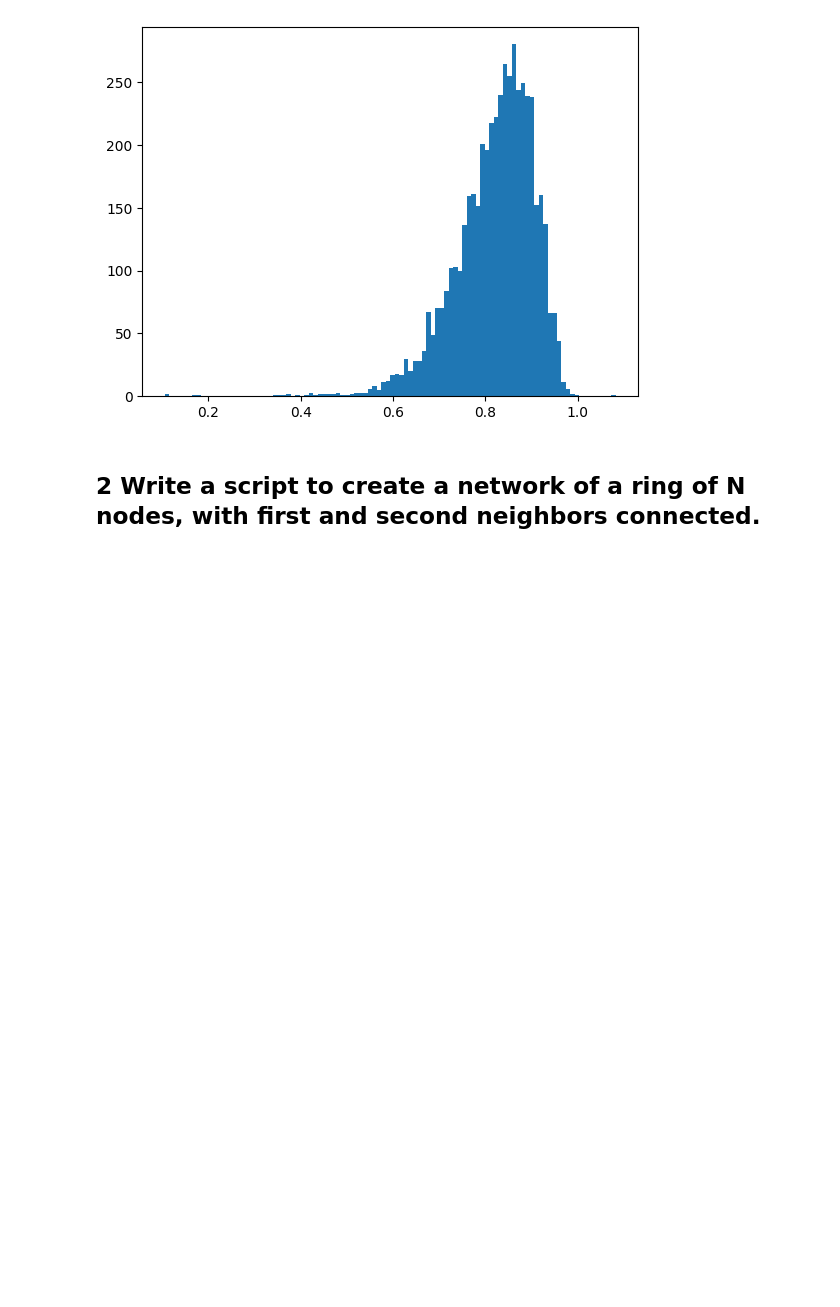
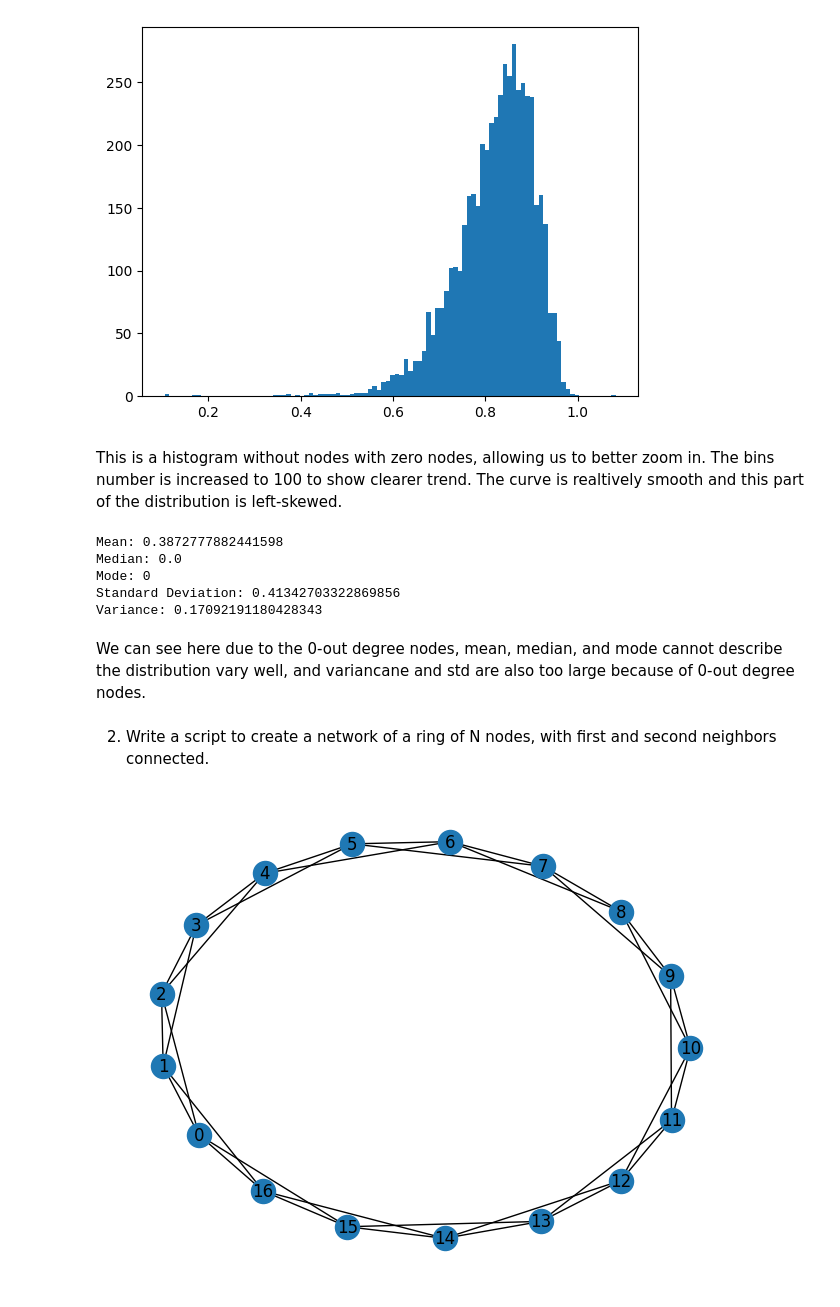
Before and after one commit to huberyhub/complex_networks, a Jupyter notebook: hubery_python_lab.ipynb, the cells around one changed output. Drawn from its saved outputs; the diff is of its cells as text; code cells hidden in the pictures; blank space fills up the shorter version.

```diff
--- a/hubery_python_lab.ipynb
+++ b/hubery_python_lab.ipynb
@@ -55,5 +60,56 @@ _ = plt.hist(out_degree_weights.values(), bins=50)
 _ = plt.hist([ v for v in out_degree.values() if v != 0], bins=100)
 # %% [output]
 [figure]
+# %% [markdown]
+This is a histogram without nodes with zero nodes, allowing us to better zoom in. The bins number is increased to 100 to show clearer trend. The curve is realtively smooth and this part of the distribution is left-skewed.
+# %%
+import statistics
+
+# Convert the values of the out_degree_weights dictionary to a list
+out_degree_weights_list = list(out_degree_weights.values())
+
+# Calculate mean
+mean = statistics.mean(out_degree_weights_list)
+
+# Calculate median
+median = statistics.median(out_degree_weights_list)
+
+# Calculate mode
+mode = statistics.mode(out_degree_weights_list)
+
+# Calculate standard deviation
+std_dev = statistics.stdev(out_degree_weights_list)
+
+# Calculate variance
+variance = statistics.variance(out_degree_weights_list)
+
+print(f"Mean: {mean}")
+print(f"Median: {median}")
+print(f"Mode: {mode}")
+print(f"Standard Deviation: {std_dev}")
+print(f"Variance: {variance}")
+# %% [output]
+Mean: 0.3872777882441598
+Median: 0.0
+Mode: 0
+Standard Deviation: 0.41342703322869856
+Variance: 0.17092191180428343
+# %% [markdown]
+We can see here due to the 0-out degree nodes, mean, median, and mode cannot describe the distribution vary well, and variancane and std are also too large because of 0-out degree nodes.
 # %% [markdown]
-## 2 Write a script to create a network of a ring of N nodes, with first and second neighbors connected.
+2. Write a script to create a network of a ring of N nodes, with first and second neighbors connected.
+# %%
+g = networkx.Graph()
+n = 17 # Number of nodes, could be any number
+
+for i in range(n): # Use numers 0 to n-1 as the nodes to make indexing easier
+    g.add_node(i)
+
+# Add edges between each node and its first and second neighbors
+for i in range(n):
+    g.add_edge(i, (i+1)%n) # Connect to the first neighbor
+    g.add_edge(i, (i+2)%n) # Connect to the second neighbor
+
+networkx.draw(g, with_labels=True)
+# %% [output]
+[figure, added]
```
Also changed, not shown: parts of 17 cells of this notebook.
